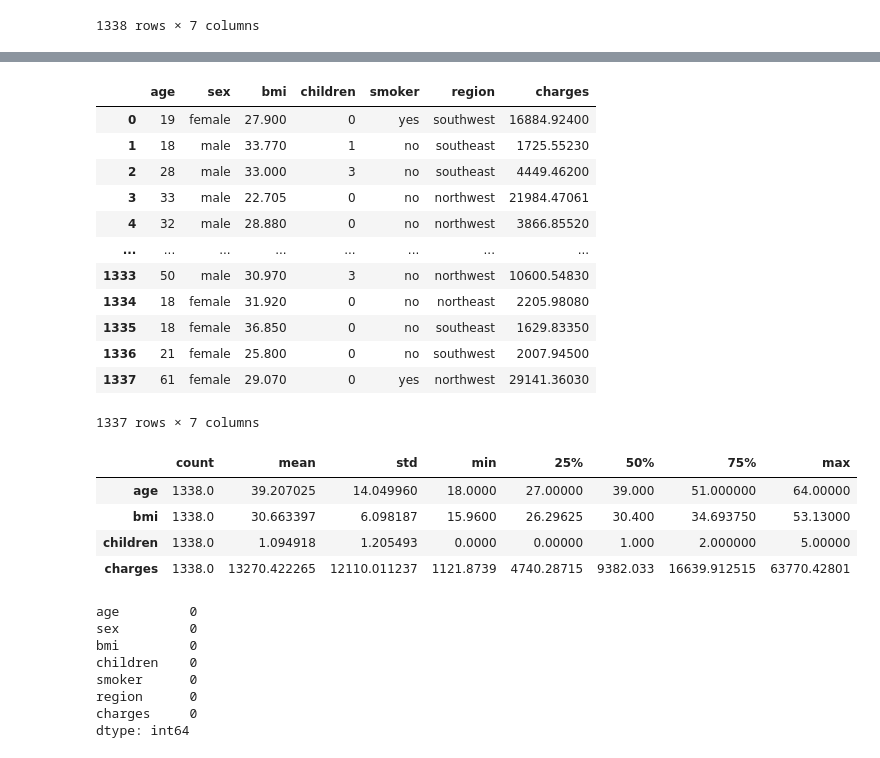
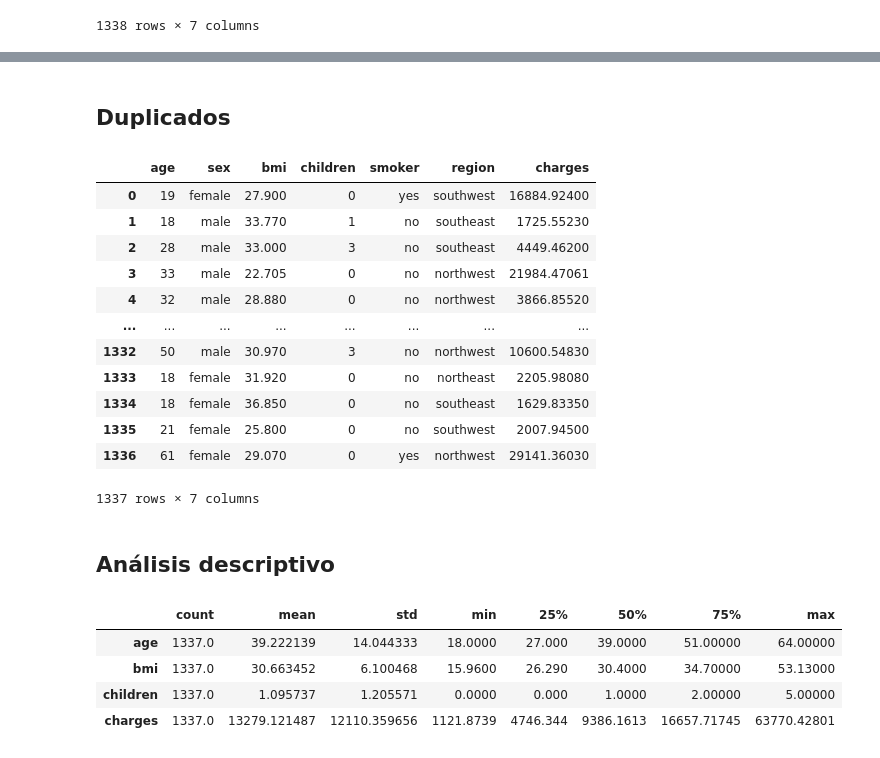
Before and after one commit to 4GeeksAcademy/marcoakai_machine_learning, a Jupyter notebook: src/02-linear-regression-medical-insurance-cost.ipynb, the cells around one changed output, grey strips where cells are left out. Cells and saved outputs as stored; diff of their text form; code cells hidden in the pictures.

```diff
--- a/src/02-linear-regression-medical-insurance-cost.ipynb
+++ b/src/02-linear-regression-medical-insurance-cost.ipynb
@@ -62,35 +87,30 @@ memory usage: 73.3+ KB
+# %% [markdown]
+## Duplicados
 # %%
-df.drop_duplicates()
+df.duplicated().sum()
+df = df.drop_duplicates().reset_index(drop=True)
+df
 # %% [output]
 |  | age | sex | bmi | children | smoker | region | charges |
 | 0 | 19 | female | 27.900 | 0 | yes | southwest | 16884.92400 |
 | 1 | 18 | male | 33.770 | 1 | no | southeast | 1725.55230 |
 | 2 | 28 | male | 33.000 | 3 | no | southeast | 4449.46200 |
 | 3 | 33 | male | 22.705 | 0 | no | northwest | 21984.47061 |
 | 4 | 32 | male | 28.880 | 0 | no | northwest | 3866.85520 |
 | ... | ... | ... | ... | ... | ... | ... | ... |
-| 1333 | 50 | male | 30.970 | 3 | no | northwest | 10600.54830 |
-| 1334 | 18 | female | 31.920 | 0 | no | northeast | 2205.98080 |
-| 1335 | 18 | female | 36.850 | 0 | no | southeast | 1629.83350 |
-| 1336 | 21 | female | 25.800 | 0 | no | southwest | 2007.94500 |
-| 1337 | 61 | female | 29.070 | 0 | yes | northwest | 29141.36030 |
+| 1332 | 50 | male | 30.970 | 3 | no | northwest | 10600.54830 |
+| 1333 | 18 | female | 31.920 | 0 | no | northeast | 2205.98080 |
+| 1334 | 18 | female | 36.850 | 0 | no | southeast | 1629.83350 |
+| 1335 | 21 | female | 25.800 | 0 | no | southwest | 2007.94500 |
+| 1336 | 61 | female | 29.070 | 0 | yes | northwest | 29141.36030 |
 1337 rows × 7 columns
+# %% [markdown]
+## Análisis descriptivo
 # %%
 df.describe().T
 # %% [output]
 |  | count | mean | std | min | 25% | 50% | 75% | max |
-| age | 1338.0 | 39.207025 | 14.049960 | 18.0000 | 27.00000 | 39.000 | 51.000000 | 64.00000 |
-| bmi | 1338.0 | 30.663397 | 6.098187 | 15.9600 | 26.29625 | 30.400 | 34.693750 | 53.13000 |
-| children | 1338.0 | 1.094918 | 1.205493 | 0.0000 | 0.00000 | 1.000 | 2.000000 | 5.00000 |
-| charges | 1338.0 | 13270.422265 | 12110.011237 | 1121.8739 | 4740.28715 | 9382.033 | 16639.912515 | 63770.42801 |
+| age | 1337.0 | 39.222139 | 14.044333 | 18.0000 | 27.000 | 39.0000 | 51.00000 | 64.00000 |
+| bmi | 1337.0 | 30.663452 | 6.100468 | 15.9600 | 26.290 | 30.4000 | 34.70000 | 53.13000 |
+| children | 1337.0 | 1.095737 | 1.205571 | 0.0000 | 0.000 | 1.0000 | 2.00000 | 5.00000 |
+| charges | 1337.0 | 13279.121487 | 12110.359656 | 1121.8739 | 4746.344 | 9386.1613 | 16657.71745 | 63770.42801 |
-# %%
-df.isnull().sum()
-# %% [output]
-age         0
-sex         0
-bmi         0
-children    0
-smoker      0
-region      0
-charges     0
-dtype: int64
```
Also changed, not shown: parts of 41 cells of this notebook, 4 other files.
